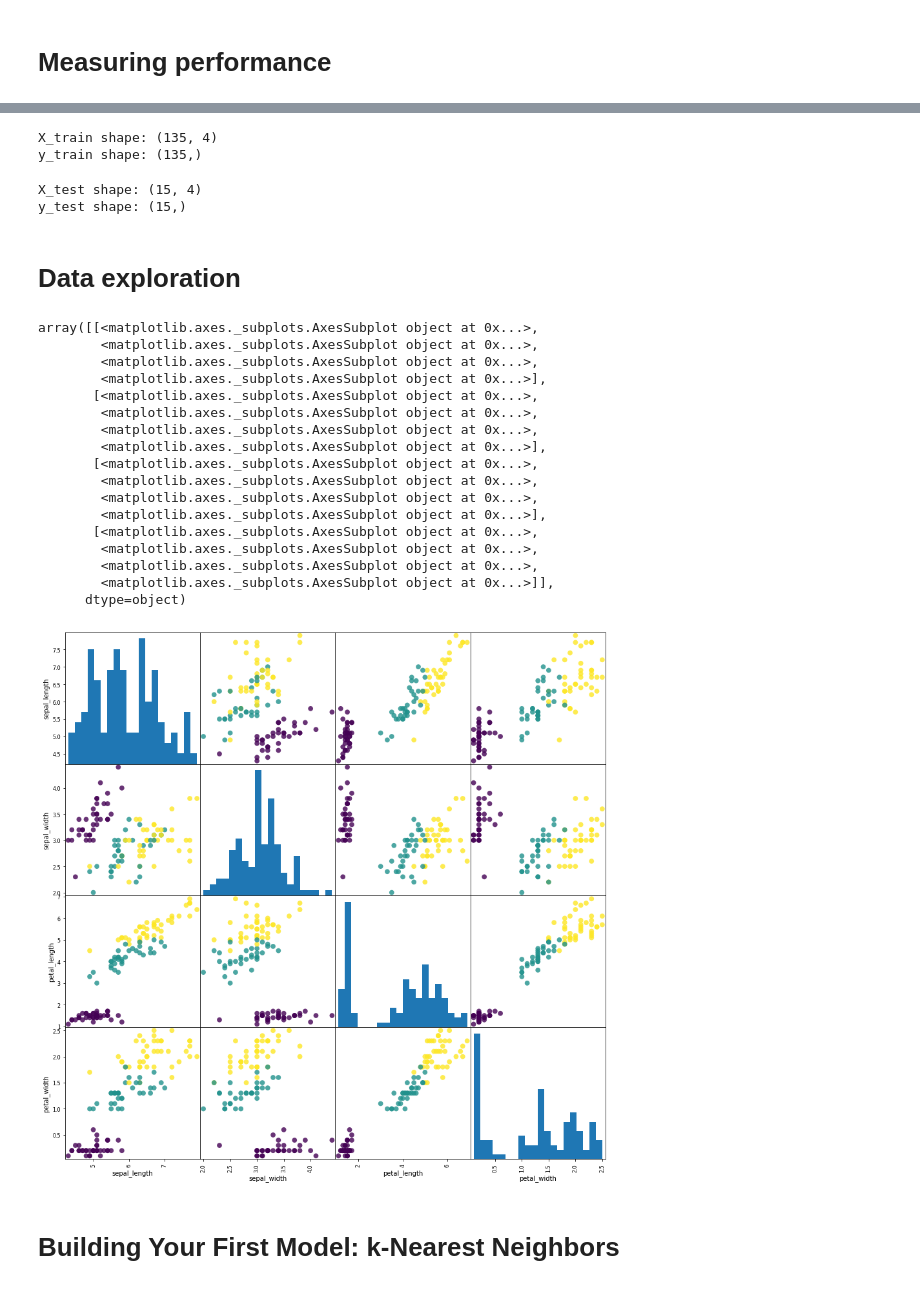
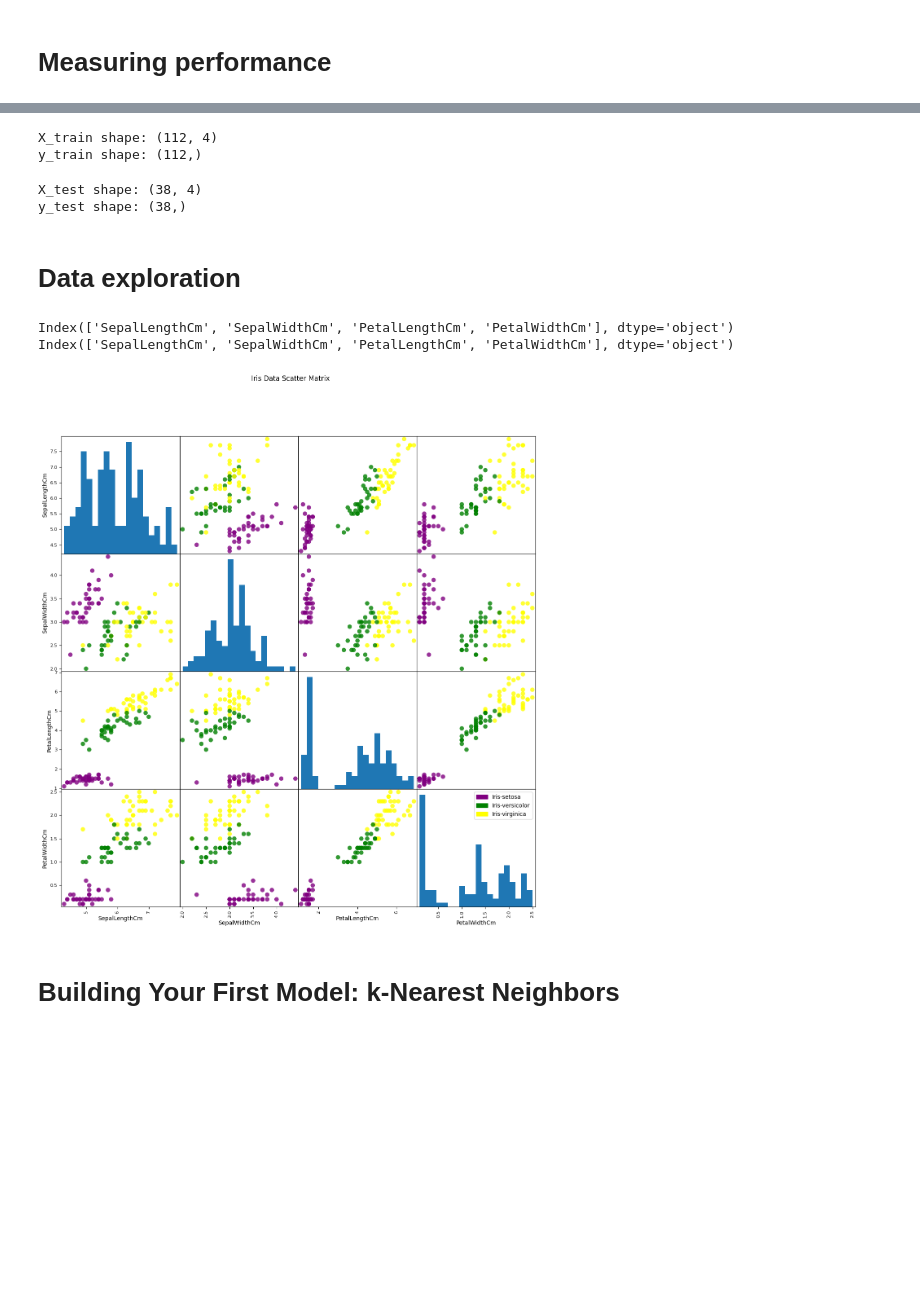
Before and after one commit to 2203juan/machine-learning-uao, a Jupyter notebook: C1_taller-20251003/S1_machine_learning_fundamentals.ipynb, the cells around one changed output, grey strips where cells are left out. Drawn from its saved outputs; the diff is of its cells as text; code cells hidden in the pictures; blank space fills up the shorter version.

```diff
--- a/C1_taller-20251003/S1_machine_learning_fundamentals.ipynb
+++ b/C1_taller-20251003/S1_machine_learning_fundamentals.ipynb
@@ -53,9 +50,9 @@ Type of data:
 # Measuring performance
 # %%
 # Convert string target vector to integer
-y=pd.factorize(iris_dataset['variety'])
+y=pd.factorize(iris_dataset['Species'])
 #display(y)
-X = iris_dataset.loc[:,'sepal.length':'petal.width']
+X = iris_dataset.loc[:,'SepalLengthCm':'PetalWidthCm']
 #display(y[1][2])
 from sklearn.model_selection import train_test_split
 X_train, X_test, y_train, y_test = train_test_split(X, y[0], random_state=0)
@@ -82,43 +79,42 @@ display(X_test)
 print("X_train shape:", X_train.shape)
 print("y_train shape:", y_train.shape)
 # %% [output]
-X_train shape: (135, 4)
-y_train shape: (135,)
+X_train shape: (112, 4)
+y_train shape: (112,)
 # %%
 print("X_test shape:", X_test.shape)
 print("y_test shape:", y_test.shape)
 # %% [output]
-X_test shape: (15, 4)
-y_test shape: (15,)
+X_test shape: (38, 4)
+y_test shape: (38,)
 # %% [markdown]
 # Data exploration
 # %%
 # create dataframe from data in X_train
 # label the columns using the strings in iris_dataset.feature_names
-iris_dataframe = pd.DataFrame(X_train, columns=iris_dataset.keys()[0:4])
+print(X_train.columns)
+print(iris_dataset.keys()[1:5])
+iris_dataframe = pd.DataFrame(X_train, columns=iris_dataset.keys()[1:5])
 # create a scatter matrix from the dataframe, color by y_train
-pd.plotting.scatter_matrix(iris_dataframe, c=y_train, figsize=(15, 15),
+# set static color for each species using dictionary, have in mind y_train is numpy array
+colors = {0:'purple', 1:'green', 2:'yellow'}
+color_values = [colors[label] for label in y_train]
+pd.plotting.scatter_matrix(iris_dataframe, c=color_values, figsize=(15, 15),
                            marker='o', hist_kwds={'bins': 20}, s=60,
                            alpha=.8)
+
+# add legend
+import matplotlib.patches as mpatches
+purple_patch = mpatches.Patch(color='purple', label=y[1][0])
+green_patch = mpatches.Patch(color='green', label=y[1][1])
+yellow_patch = mpatches.Patch(color='yellow', label=y[1][2])
+plt.legend(handles=[purple_patch, green_patch, yellow_patch])
+plt.suptitle('Iris Data Scatter Matrix')
+plt.show()
 # %% [output]
-array([[<matplotlib.axes._subplots.AxesSubplot object at 0x...>,
-        <matplotlib.axes._subplots.AxesSubplot object at 0x...>,
-        <matplotlib.axes._subplots.AxesSubplot object at 0x...>,
-        <matplotlib.axes._subplots.AxesSubplot object at 0x...>],
-       [<matplotlib.axes._subplots.AxesSubplot object at 0x...>,
-        <matplotlib.axes._subplots.AxesSubplot object at 0x...>,
-        <matplotlib.axes._subplots.AxesSubplot object at 0x...>,
-        <matplotlib.axes._subplots.AxesSubplot object at 0x...>],
-       [<matplotlib.axes._subplots.AxesSubplot object at 0x...>,
-        <matplotlib.axes._subplots.AxesSubplot object at 0x...>,
-        <matplotlib.axes._subplots.AxesSubplot object at 0x...>,
-        <matplotlib.axes._subplots.AxesSubplot object at 0x...>],
-       [<matplotlib.axes._subplots.AxesSubplot object at 0x...>,
-        <matplotlib.axes._subplots.AxesSubplot object at 0x...>,
-        <matplotlib.axes._subplots.AxesSubplot object at 0x...>,
-        <matplotlib.axes._subplots.AxesSubplot object at 0x...>]],
-      dtype=object)
+Index(['SepalLengthCm', 'SepalWidthCm', 'PetalLengthCm', 'PetalWidthCm'], dtype='object')
+Index(['SepalLengthCm', 'SepalWidthCm', 'PetalLengthCm', 'PetalWidthCm'], dtype='object')
-[figure, old version]
+[figure, new version]
 # %% [markdown]
 # Building Your First Model: k-Nearest Neighbors
 # %%
```
Also changed, not shown: parts of 10 cells of this notebook, 8 other files.
